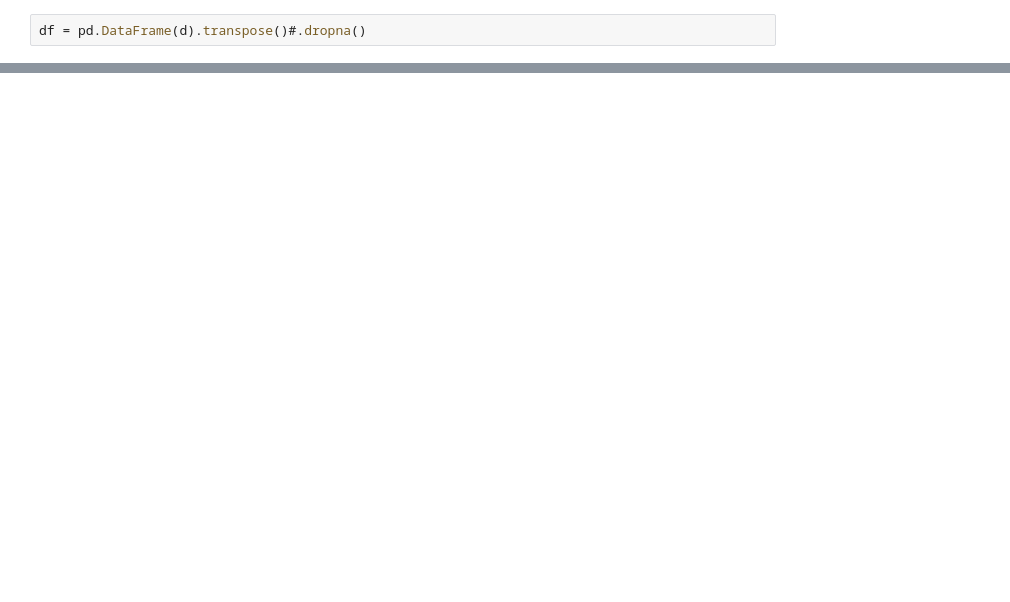
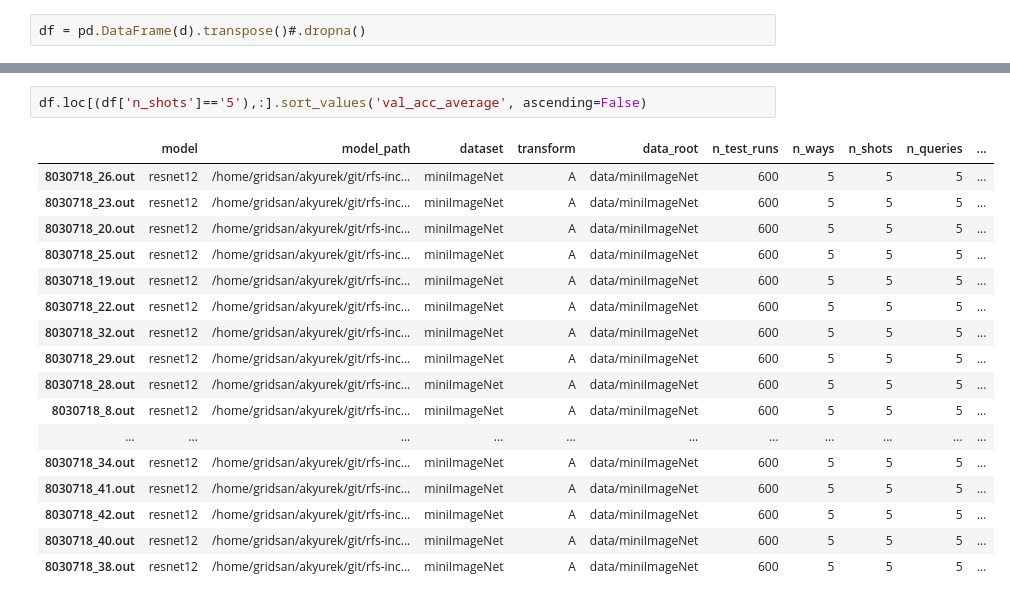
Before and after one commit to feyzaakyurek/subspace-reg, a Jupyter notebook: analyze_results.ipynb, the cells around one changed output, grey strips where cells are left out. Saved outputs shown, nothing was run; the diff lists cells and outputs as text; blank space fills up the shorter version.

```diff
--- a/analyze_results.ipynb
+++ b/analyze_results.ipynb
@@ -113,0 +116,20 @@ df.dropna()
+# %%
+df.loc[(df['n_shots']=='5'),:].sort_values('val_acc_average', ascending=False)
+# %% [output]
+|  | model | model_path | dataset | transform | data_root | n_test_runs | n_ways | n_shots | n_queries | ... |
+| 8030718_26.out | resnet12 | /home/gridsan/akyurek/git/rfs-inc... | miniImageNet | A | data/miniImageNet | 600 | 5 | 5 | 5 | ... |
+| 8030718_23.out | resnet12 | /home/gridsan/akyurek/git/rfs-inc... | miniImageNet | A | data/miniImageNet | 600 | 5 | 5 | 5 | ... |
+| 8030718_20.out | resnet12 | /home/gridsan/akyurek/git/rfs-inc... | miniImageNet | A | data/miniImageNet | 600 | 5 | 5 | 5 | ... |
+| 8030718_25.out | resnet12 | /home/gridsan/akyurek/git/rfs-inc... | miniImageNet | A | data/miniImageNet | 600 | 5 | 5 | 5 | ... |
+| 8030718_19.out | resnet12 | /home/gridsan/akyurek/git/rfs-inc... | miniImageNet | A | data/miniImageNet | 600 | 5 | 5 | 5 | ... |
+| 8030718_22.out | resnet12 | /home/gridsan/akyurek/git/rfs-inc... | miniImageNet | A | data/miniImageNet | 600 | 5 | 5 | 5 | ... |
+| 8030718_32.out | resnet12 | /home/gridsan/akyurek/git/rfs-inc... | miniImageNet | A | data/miniImageNet | 600 | 5 | 5 | 5 | ... |
+| 8030718_29.out | resnet12 | /home/gridsan/akyurek/git/rfs-inc... | miniImageNet | A | data/miniImageNet | 600 | 5 | 5 | 5 | ... |
+| 8030718_28.out | resnet12 | /home/gridsan/akyurek/git/rfs-inc... | miniImageNet | A | data/miniImageNet | 600 | 5 | 5 | 5 | ... |
+| 8030718_8.out | resnet12 | /home/gridsan/akyurek/git/rfs-inc... | miniImageNet | A | data/miniImageNet | 600 | 5 | 5 | 5 | ... |
+| ... | ... | ... | ... | ... | ... | ... | ... | ... | ... | ... |
+| 8030718_34.out | resnet12 | /home/gridsan/akyurek/git/rfs-inc... | miniImageNet | A | data/miniImageNet | 600 | 5 | 5 | 5 | ... |
+| 8030718_41.out | resnet12 | /home/gridsan/akyurek/git/rfs-inc... | miniImageNet | A | data/miniImageNet | 600 | 5 | 5 | 5 | ... |
+| 8030718_42.out | resnet12 | /home/gridsan/akyurek/git/rfs-inc... | miniImageNet | A | data/miniImageNet | 600 | 5 | 5 | 5 | ... |
+| 8030718_40.out | resnet12 | /home/gridsan/akyurek/git/rfs-inc... | miniImageNet | A | data/miniImageNet | 600 | 5 | 5 | 5 | ... |
+| 8030718_38.out | resnet12 | /home/gridsan/akyurek/git/rfs-inc... | miniImageNet | A | data/miniImageNet | 600 | 5 | 5 | 5 | ... |
```
Also changed, not shown: parts of 5 cells of this notebook.
